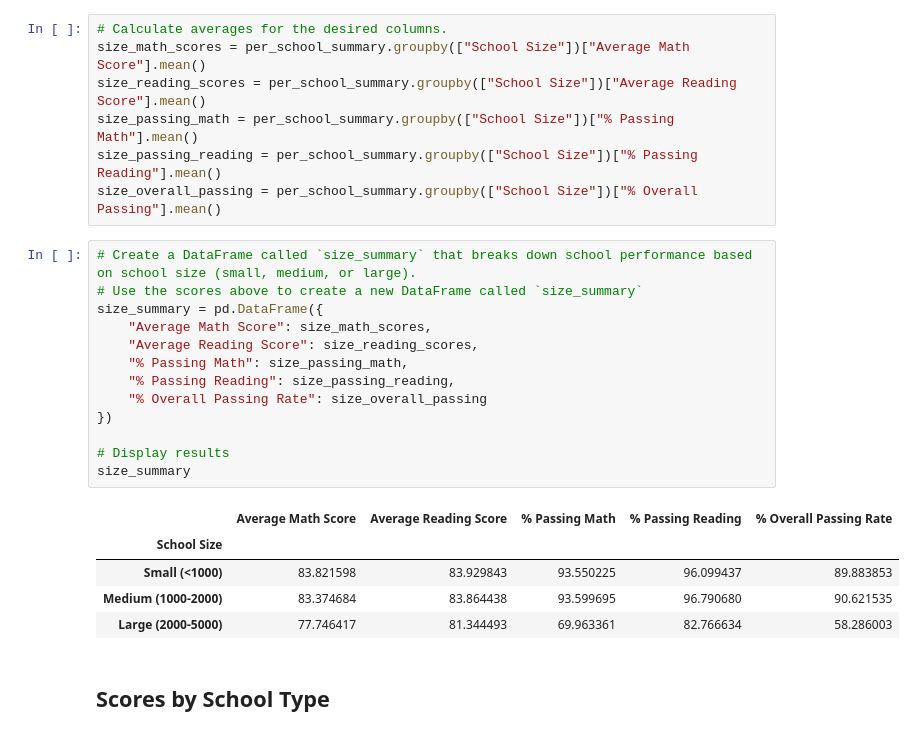
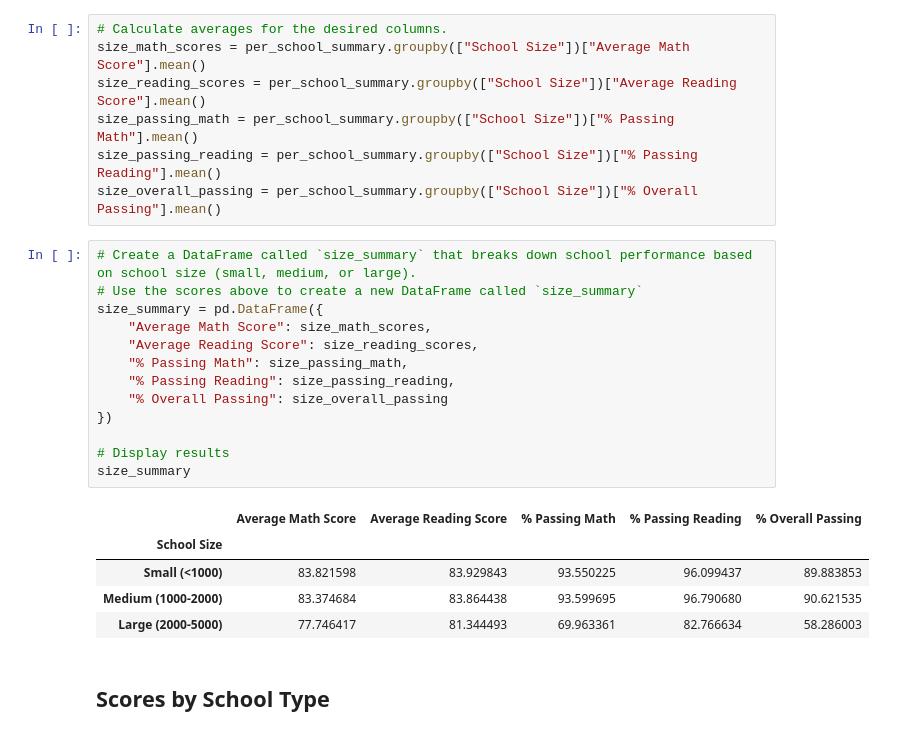
Before and after one commit to yennyrangel/pandas-challenge, a Jupyter notebook: PyCitySchools/PyCitySchool-main.ipynb, the cells around one changed output. Saved outputs shown, nothing was run; the diff lists cells and outputs as text.

Commit message:
Scores by School Type resolved

```diff
--- a/PyCitySchools/PyCitySchool-main.ipynb
+++ b/PyCitySchools/PyCitySchool-main.ipynb
@@ -409,18 +390,18 @@ size_overall_passing = per_school_summary.groupby(["School Size"])["% Overall Pa
 # %%
 # Create a DataFrame called `size_summary` that breaks down school performance based on school size (small, medium, or large).
 # Use the scores above to create a new DataFrame called `size_summary`
 size_summary = pd.DataFrame({
     "Average Math Score": size_math_scores,
     "Average Reading Score": size_reading_scores,
     "% Passing Math": size_passing_math,
     "% Passing Reading": size_passing_reading,
-    "% Overall Passing Rate": size_overall_passing
+    "% Overall Passing": size_overall_passing
 })
 
 # Display results
 size_summary
 # %% [output]
-|  | Average Math Score | Average Reading Score | % Passing Math | % Passing Reading | % Overall Passing Rate |
+|  | Average Math Score | Average Reading Score | % Passing Math | % Passing Reading | % Overall Passing |
 | School Size |  |  |  |  |  |
 | Small (<1000) | 83.821598 | 83.929843 | 93.550225 | 96.099437 | 89.883853 |
 | Medium (1000-2000) | 83.374684 | 83.864438 | 93.599695 | 96.790680 | 90.621535 |
```
Also changed, not shown: parts of 2 cells of this notebook.
